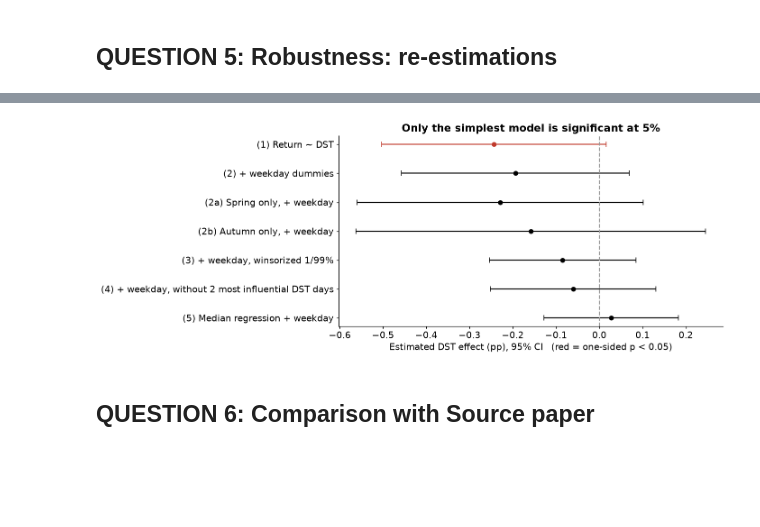
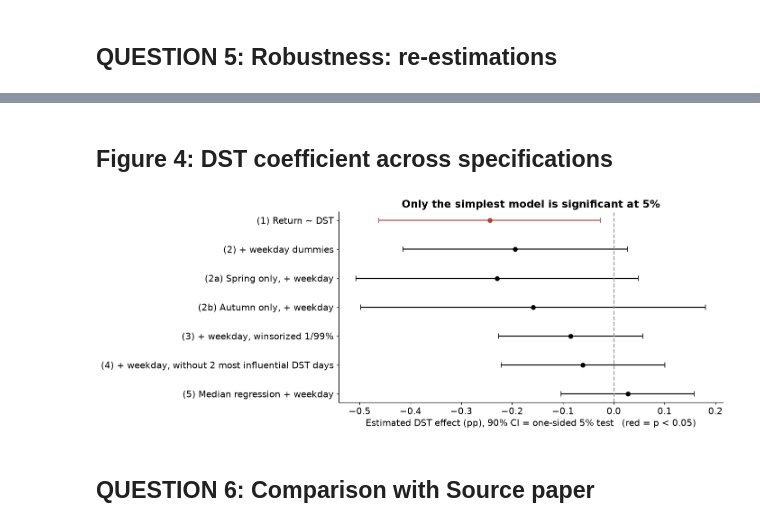
Before and after one commit to Kaz4510/Losing_sleep_recreation, a Jupyter notebook: losing_sleep.ipynb, the cells around one changed output, grey strips where cells are left out. Saved outputs shown, nothing was run; the diff lists cells and outputs as text; code cells hidden in the pictures; blank space fills up the shorter version.

Commit message:
feat: adding figure headings

```diff
--- a/losing_sleep.ipynb
+++ b/losing_sleep.ipynb
@@ -766,20 +589,22 @@ print(comparison_table.round(4).to_string(index=False))
                    (3) + weekday, winsorized 1/99% 14847        -0.0849 0.0864 -0.9824       0.1629
 (4) + weekday, without 2 most influential DST days 14845        -0.0607 0.0978 -0.6201       0.2676
                    (5) Median regression + weekday 14847         0.0274 0.0795  0.3440       0.6346
+# %% [markdown]
+## Figure 4: DST coefficient across specifications
 # %%
 ct = comparison_table.iloc[::-1].reset_index(drop=True)
 fig, ax = plt.subplots(figsize=(10, 5))
 for i, row in ct.iterrows():
     c = ACCENT if row["one-sided p"] < 0.05 else "black"
-    ax.errorbar(row["beta_DST (pp)"], i, xerr=1.96 * row["SE"], fmt="o", color=c, capsize=4)
+    ax.errorbar(row["beta_DST (pp)"], i, xerr=1.645 * row["SE"], fmt="o", color=c, capsize=4)
 ax.axvline(0, color=GREY, linestyle="--")
 ax.set_yticks(range(len(ct)), ct["Specification"])
-ax.set_xlabel("Estimated DST effect (pp), 95% CI   (red = one-sided p < 0.05)")
+ax.set_xlabel("Estimated DST effect (pp), 90% CI = one-sided 5% test   (red = p < 0.05)")
 ax.set_title("Only the simplest model is significant at 5%")
 plt.savefig("fig4_coefficients.png")
 plt.show()
 # %% [output]
-[figure, old version]
+[figure, new version]
 # %% [markdown]
 ## QUESTION 6: Comparison with Source paper
 # %%
```
Also changed, not shown: parts of 11 cells of this notebook, 1 other file.
